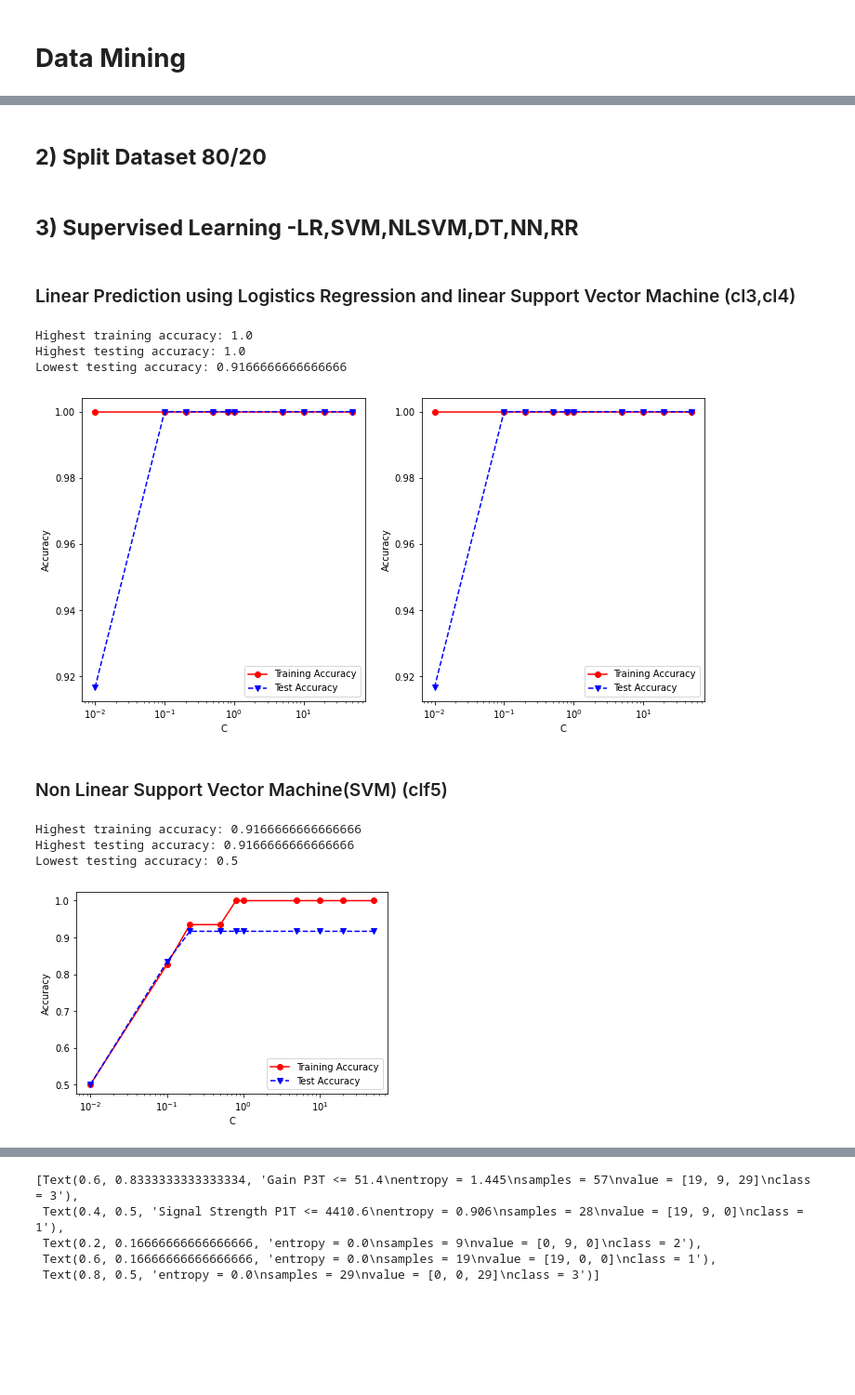
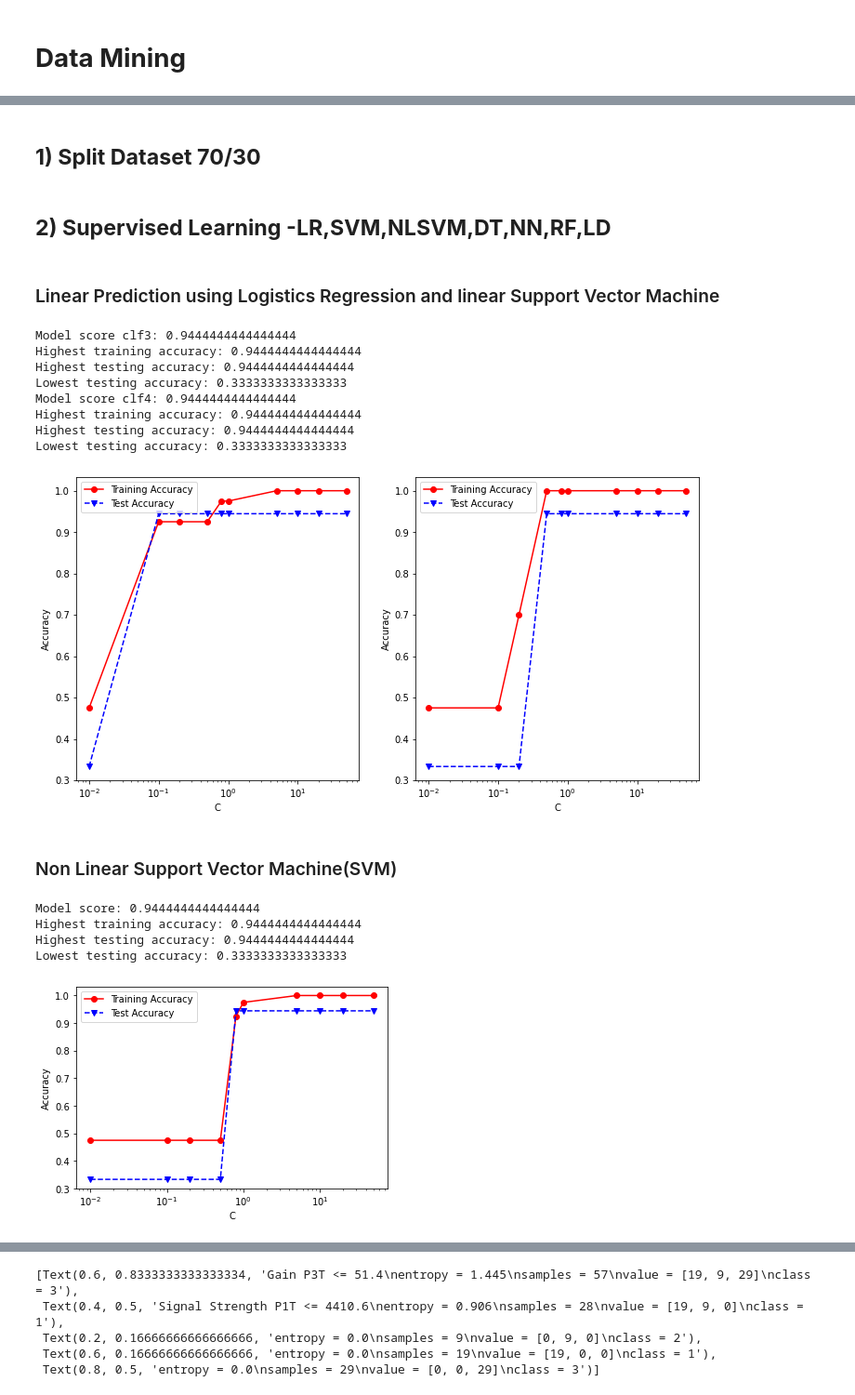
Before and after one commit to goldslime123/csc3005-DA, a Jupyter notebook: MeterB.ipynb, the cells around one changed output, grey strips where cells are left out. Shown at 93% size. Cells and saved outputs as stored; diff of their text form; code cells hidden in the pictures; blank space fills up the shorter version.

```diff
--- a/MeterB.ipynb
+++ b/MeterB.ipynb
@@ -582,5 +486,6 @@ df_segm_pca_kmeans.head()
 # %%
-df_segm_pca_kmeans['Label']=df_segm_pca_kmeans['K-means'].map({0:1,1:2,2:3,})
+# remap label according to pca scatterplot
+df_segm_pca_kmeans['k_means_class']=df_segm_pca_kmeans['K-means'].map({0:1,1:3,2:2})
 # %%
 import seaborn as sns
 x_axis= df_segm_pca_kmeans['PC1']
@@ -604,0 +527,5 @@ plt.show()
+# %%
+# drop pca columns
+df_segm_pca_kmeans = df_segm_pca_kmeans.drop(['Class','PC1','PC2','PC3','PC4','PC5','PC6','K-means'],axis=1)
+print(df_segm_pca_kmeans.shape)
+df_segm_pca_kmeans.head()
@@ -883,17 +813,24 @@ Accuracy: 0.8888888888888888
 # %% [markdown]
-## __2) Split Dataset 80/20__
+## __1) Split Dataset 70/30__
 # %%
 from sklearn.model_selection import train_test_split
 
 # use this as main model
-X_train, X_test, Y_train, Y_test = train_test_split(X_pca_kmeans, y, test_size=0.2, random_state=0)
+X_train, X_test, y_train, y_test = train_test_split(X_pca_kmeans, Y, test_size=0.3, random_state=0)
+
+from sklearn.preprocessing import MinMaxScaler
+
+scaler = MinMaxScaler()
+X_train = scaler.fit_transform(X_train)
+X_test = scaler.transform(X_test)
 # %% [markdown]
-## __3) Supervised Learning -LR,SVM,NLSVM,DT,NN,RR__
+## __2) Supervised Learning -LR,SVM,NLSVM,DT,NN,RF,LD__
 # %% [markdown]
-### Linear Prediction using Logistics Regression and linear Support Vector Machine (cl3,cl4)
+### Linear Prediction using Logistics Regression and linear Support Vector Machine
 # %%
 from sklearn import linear_model
 from sklearn.svm import SVC
+from sklearn.metrics import accuracy_score
 
 C = [0.01, 0.1, 0.2, 0.5, 0.8, 1, 5, 10, 20, 50]
 
@@ -904,18 +841,18 @@ SVMtestAcc = []
 
 for param in C:
     clf3 = linear_model.LogisticRegression(C=param)
-    clf3.fit(X_train, Y_train)
+    clf3.fit(X_train, y_train)
     Y_predTrain = clf3.predict(X_train)
     Y_predTest = clf3.predict(X_test)
-    LRtrainAcc.append(accuracy_score(Y_train, Y_predTrain))
-    LRtestAcc.append(accuracy_score(Y_test, Y_predTest))
+    LRtrainAcc.append(accuracy_score(y_train, Y_predTrain))
+    LRtestAcc.append(accuracy_score(y_test, Y_predTest))
 
     clf4 = SVC(C=param,kernel='linear')
-    clf4.fit(X_train, Y_train)
+    clf4.fit(X_train, y_train)
     Y_predTrain = clf4.predict(X_train)
     Y_predTest = clf4.predict(X_test)
-    SVMtrainAcc.append(accuracy_score(Y_train, Y_predTrain))
-    SVMtestAcc.append(accuracy_score(Y_test, Y_predTest))
+    SVMtrainAcc.append(accuracy_score(y_train, Y_predTrain))
+    SVMtestAcc.append(accuracy_score(y_test, Y_predTest))
 
 fig, (ax1, ax2) = plt.subplots(1, 2, figsize=(12,6))
 ax1.plot(C, LRtrainAcc, 'ro-', C, LRtestAcc,'bv--')
@@ -930,42 +867,57 @@ ax2.set_xlabel('C')
 ax2.set_xscale('log')
 ax2.set_ylabel('Accuracy')
 
+
+print (f"Model score clf3: {clf3.score(X_test, y_test)}")
+print("Highest training accuracy:", max(LRtestAcc))
+print("Highest testing accuracy:", max(LRtestAcc))
+print("Lowest testing accuracy:", min(LRtestAcc))
+
+print (f"Model score clf4: {clf4.score(X_test, y_test)}")
 print("Highest training accuracy:", max(SVMtestAcc))
 print("Highest testing accuracy:", max(SVMtestAcc))
 print("Lowest testing accuracy:", min(SVMtestAcc))
 # %% [output]
-Highest training accuracy: 1.0
-Highest testing accuracy: 1.0
-Lowest testing accuracy: 0.9166666666666666
+Model score clf3: 0.9444444444444444
+Highest training accuracy: 0.9444444444444444
+Highest testing accuracy: 0.9444444444444444
+Lowest testing accuracy: 0.3333333333333333
+Model score clf4: 0.9444444444444444
+Highest training accuracy: 0.9444444444444444
+Highest testing accuracy: 0.9444444444444444
+Lowest testing accuracy: 0.3333333333333333
-[figure, old version]
+[figure, new version]
 # %% [markdown]
-### Non Linear Support Vector Machine(SVM) (clf5)
+### Non Linear Support Vector Machine(SVM)
 # %%
 from sklearn.svm import SVC
 
 C = [0.01, 0.1, 0.2, 0.5, 0.8, 1, 5, 10, 20, 50]
 SVMtrainAcc = []
 SVMtestAcc = []
 
 for param in C:
     clf5 = SVC(C=param,kernel='rbf',gamma='auto',random_state=0)
-    clf5.fit(X_train, Y_train)
+    clf5.fit(X_train, y_train)
     Y_predTrain = clf5.predict(X_train)
     Y_predTest = clf5.predict(X_test)
-    SVMtrainAcc.append(accuracy_score(Y_train, Y_predTrain))
-    SVMtestAcc.append(accuracy_score(Y_test, Y_predTest))
+    SVMtrainAcc.append(accuracy_score(y_train, Y_predTrain))
+    SVMtestAcc.append(accuracy_score(y_test, Y_predTest))
 
 plt.plot(C, SVMtrainAcc, 'ro-', C, SVMtestAcc,'bv--')
 plt.legend(['Training Accuracy','Test Accuracy'])
 plt.xlabel('C')
 plt.xscale('log')
 plt.ylabel('Accuracy')
+
+print (f"Model score: {clf5.score(X_test, y_test)}")
 print("Highest training accuracy:", max(SVMtestAcc))
 print("Highest testing accuracy:", max(SVMtestAcc))
 print("Lowest testing accuracy:", min(SVMtestAcc))
 # %% [output]
-Highest training accuracy: 0.9166666666666666
-Highest testing accuracy: 0.9166666666666666
-Lowest testing accuracy: 0.5
+Model score: 0.9444444444444444
+Highest training accuracy: 0.9444444444444444
+Highest testing accuracy: 0.9444444444444444
+Lowest testing accuracy: 0.3333333333333333
-[figure, old version]
+[figure, new version]
 # %% [markdown]
```
Also changed, not shown: parts of 121 cells of this notebook.
